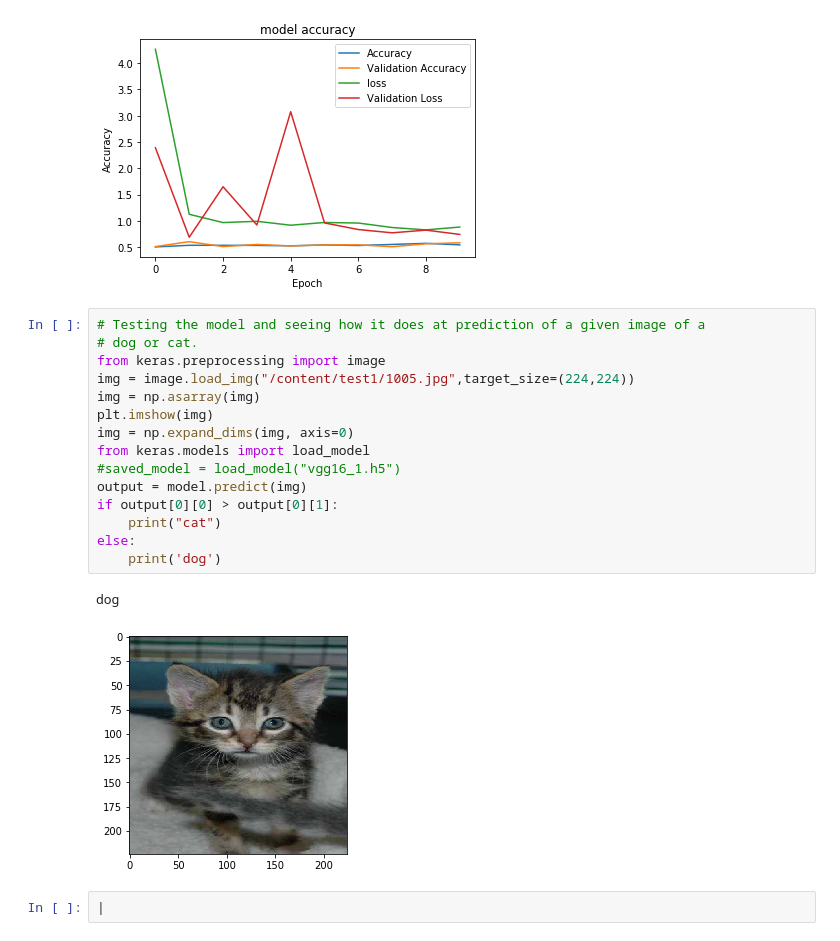
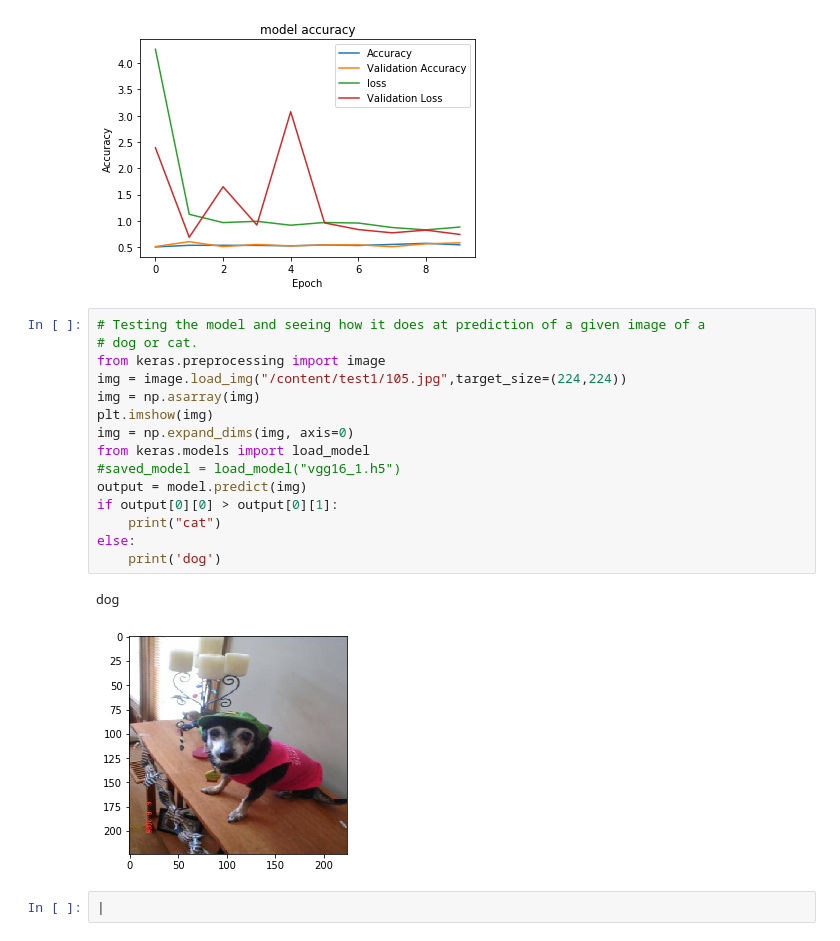
Before and after one commit to Mdipietro1990/RJEMS, a Jupyter notebook: Homework_LeNet_and_VGG16.ipynb, the cells around one changed output. Cells and saved outputs as stored; diff of their text form.

```diff
--- a/Homework_LeNet_and_VGG16.ipynb
+++ b/Homework_LeNet_and_VGG16.ipynb
@@ -335,21 +335,21 @@ plt.show()
 # %%
 # Testing the model and seeing how it does at prediction of a given image of a
 # dog or cat.
 from keras.preprocessing import image
-img = image.load_img("/content/test1/1005.jpg",target_size=(224,224))
+img = image.load_img("/content/test1/105.jpg",target_size=(224,224))
 img = np.asarray(img)
 plt.imshow(img)
 img = np.expand_dims(img, axis=0)
 from keras.models import load_model
 #saved_model = load_model("vgg16_1.h5")
 output = model.predict(img)
 if output[0][0] > output[0][1]:
     print("cat")
 else:
     print('dog')
 # %% [output]
 dog
-[figure, old version]
+[figure, new version]
 # %%
 |
 # %% [output]
```
